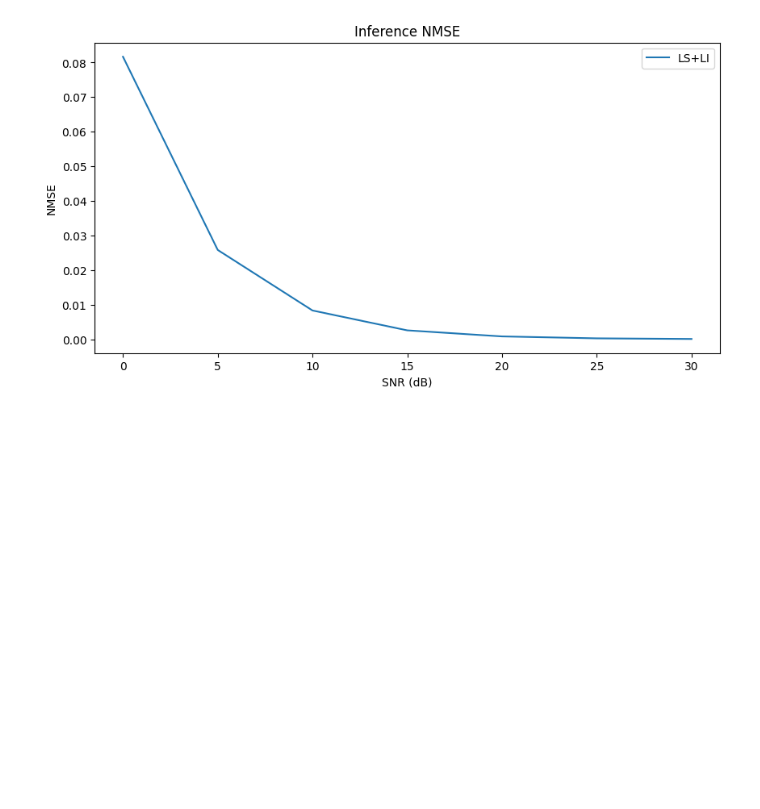
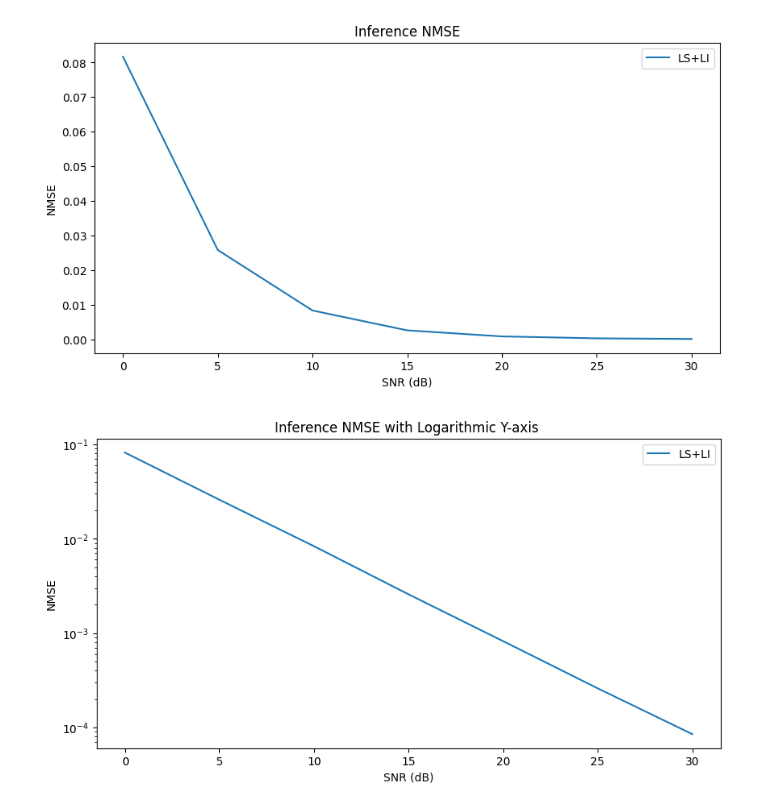
Before and after one commit to thienhieu-hoang/one_shot_Hest_cleanver, a Jupyter notebook: Torch_code/inference/infer_v4_2_3p4GHz_CDLv19_modelv3_3500_3516.ipynb, the cells around one changed output. Cells and saved outputs as stored; diff of their text form; code cells hidden in the pictures; blank space fills up the shorter version.

```diff
--- a/Torch_code/inference/infer_v4_2_3p4GHz_CDLv19_modelv3_3500_3516.ipynb
+++ b/Torch_code/inference/infer_v4_2_3p4GHz_CDLv19_modelv3_3500_3516.ipynb
@@ -300,3 +295,14 @@ plt.legend()
 plt.show()
 # %% [output]
 [figure]
+# %%
+plt.figure(figsize=(10, 5))
+plt.plot(x, temp, label = 'LS+LI')
+plt.yscale('log')
+plt.xlabel('SNR (dB)')
+plt.ylabel('NMSE')
+plt.title('Inference NMSE with Logarithmic Y-axis ')
+plt.legend()
+plt.show()
+# %% [output]
+[figure, added]
```
Also changed, not shown: parts of 2 cells of this notebook, 4 other files.
